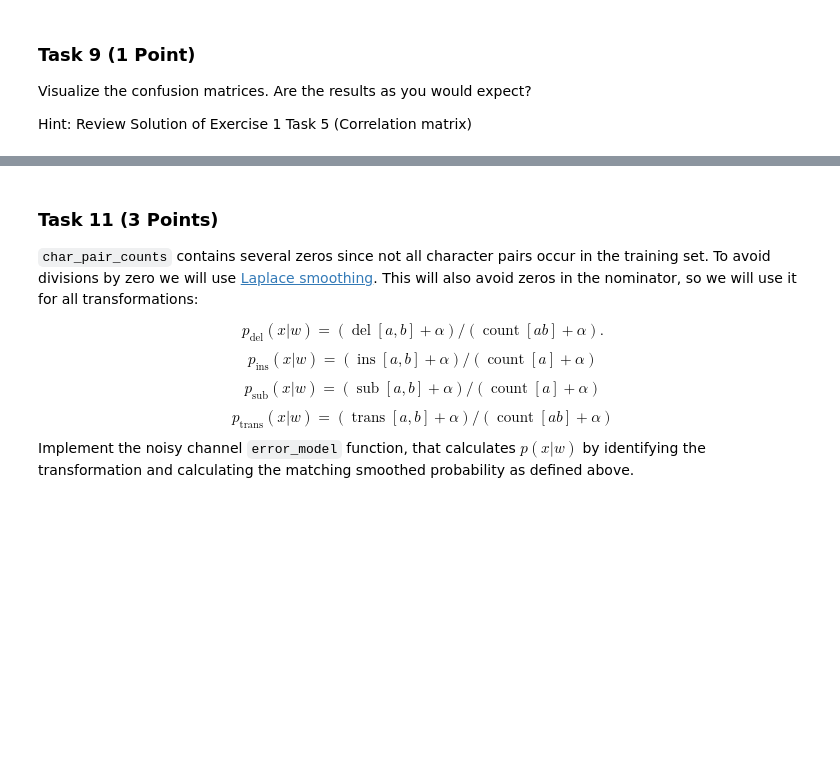
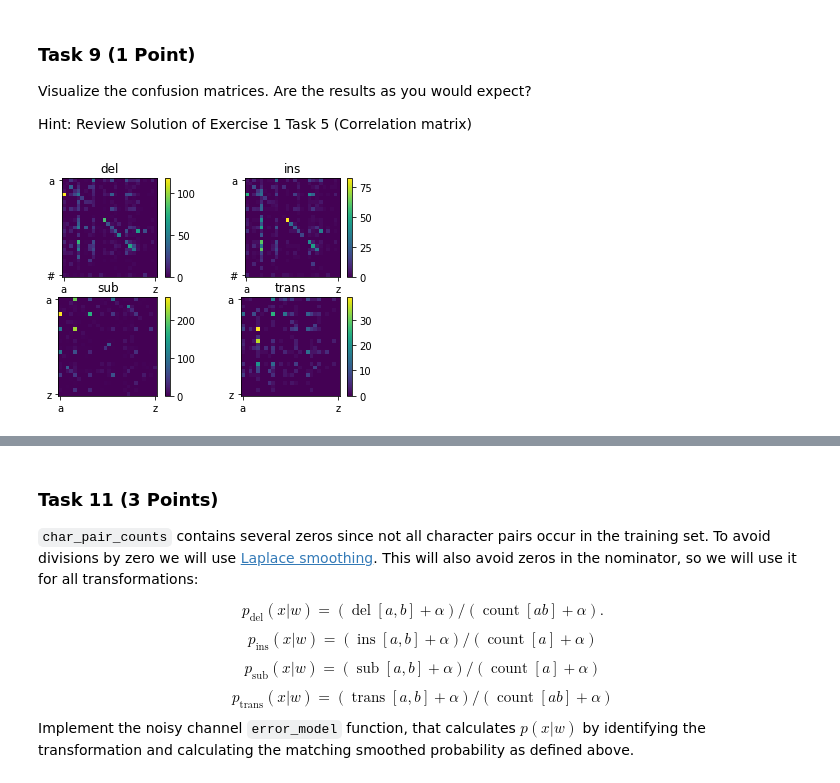
Before and after one commit to eichelb4rt/hw, a Jupyter notebook: S8_SS2022/AGML_Lab/05/exercise4.ipynb, the cells around one changed output, grey strips where cells are left out. Cells and saved outputs as stored; diff of their text form; code cells hidden in the pictures; blank space fills up the shorter version.

```diff
--- a/S8_SS2022/AGML_Lab/05/exercise4.ipynb
+++ b/S8_SS2022/AGML_Lab/05/exercise4.ipynb
@@ -397,3 +421,34 @@ Hint: Review Solution of Exercise 1 Task 5 (Correlation matrix)
+# %%
+import matplotlib.pyplot as plt
+
+# TODO: visualize confusion matrices
+plt.subplot(221)
+plt.title('del')
+plt.imshow(del_matrix)
+plt.xticks([0, 25], ['a', 'z'])
+plt.yticks([0, 26], ['a', '#'])
+plt.colorbar()
+plt.subplot(222)
+plt.title('ins')
+plt.imshow(ins_matrix)
+plt.xticks([0, 25], ['a', 'z'])
+plt.yticks([0, 26], ['a', '#'])
+plt.colorbar()
+plt.subplot(223)
+plt.title('sub')
+plt.imshow(sub_matrix)
+plt.xticks([0, 25], ['a', 'z'])
+plt.yticks([0, 25], ['a', 'z'])
+plt.colorbar()
+plt.subplot(224)
+plt.title('trans')
+plt.imshow(trans_matrix)
+plt.xticks([0, 25], ['a', 'z'])
+plt.yticks([0, 25], ['a', 'z'])
+plt.colorbar()
+plt.show()
+# %% [output]
+[figure, added]
 # %% [markdown]
 ### From confusion to probability
 
```
Also changed, not shown: parts of 9 cells of this notebook.
